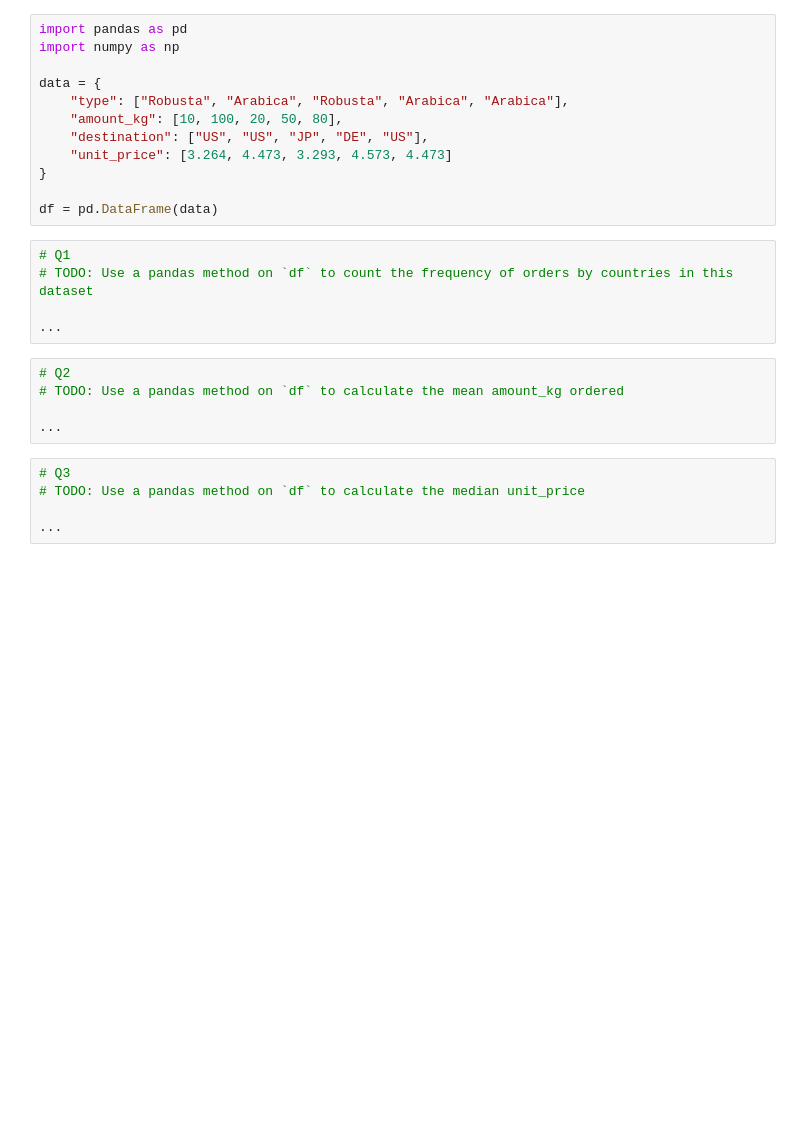
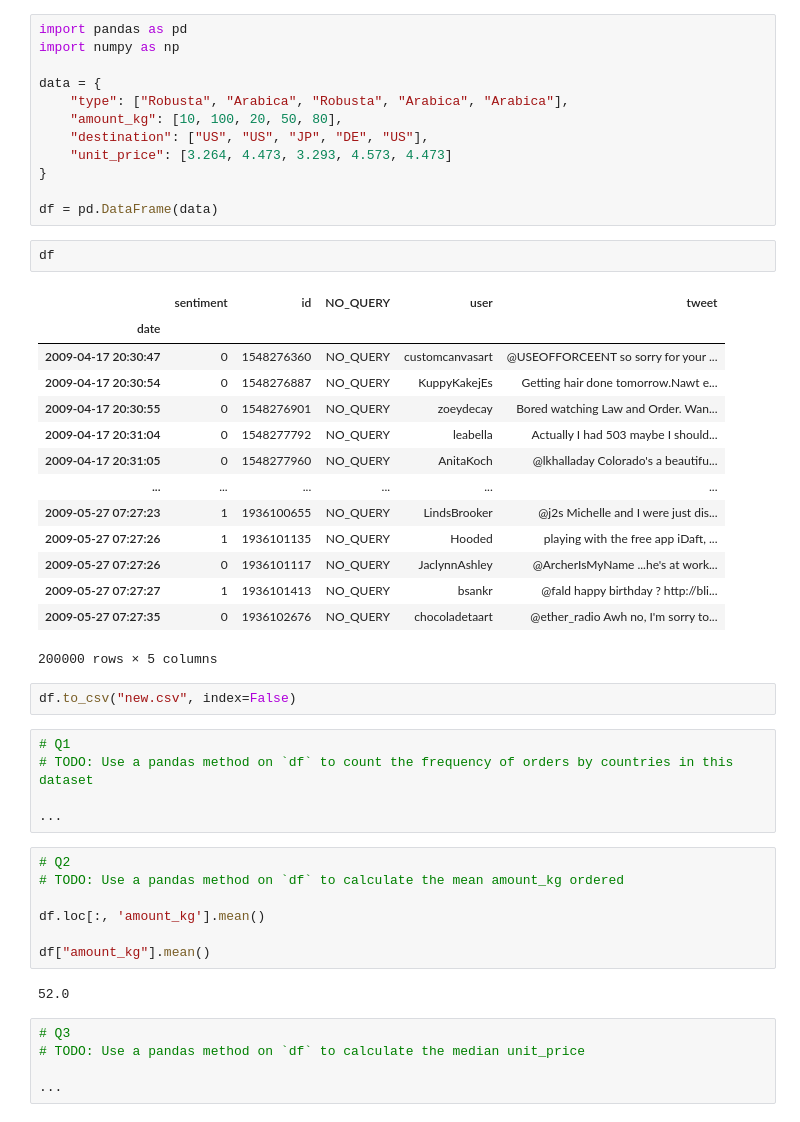
Before and after one commit to khadazhaia/challenges, a Jupyter notebook: pandas_basics/pandas_basics.ipynb, the cells around one changed output. Saved outputs shown, nothing was run; the diff lists cells and outputs as text; blank space fills up the shorter version.

```diff
--- a/pandas_basics/pandas_basics.ipynb
+++ b/pandas_basics/pandas_basics.ipynb
@@ -126,6 +137,25 @@ data = {
 }
 
 df = pd.DataFrame(data)
+# %%
+df
+# %% [output]
+|  | sentiment | id | NO_QUERY | user | tweet |
+| date |  |  |  |  |  |
+| 2009-04-17 20:30:47 | 0 | 1548276360 | NO_QUERY | customcanvasart | @USEOFFORCEENT so sorry for your ... |
+| 2009-04-17 20:30:54 | 0 | 1548276887 | NO_QUERY | KuppyKakejEs | Getting hair done tomorrow.Nawt e... |
+| 2009-04-17 20:30:55 | 0 | 1548276901 | NO_QUERY | zoeydecay | Bored watching Law and Order. Wan... |
+| 2009-04-17 20:31:04 | 0 | 1548277792 | NO_QUERY | leabella | Actually I had 503 maybe I should... |
+| 2009-04-17 20:31:05 | 0 | 1548277960 | NO_QUERY | AnitaKoch | @lkhalladay Colorado's a beautifu... |
+| ... | ... | ... | ... | ... | ... |
+| 2009-05-27 07:27:23 | 1 | 1936100655 | NO_QUERY | LindsBrooker | @j2s Michelle and I were just dis... |
+| 2009-05-27 07:27:26 | 1 | 1936101135 | NO_QUERY | Hooded | playing with the free app iDaft, ... |
+| 2009-05-27 07:27:26 | 0 | 1936101117 | NO_QUERY | JaclynnAshley | @ArcherIsMyName ...he's at work... |
+| 2009-05-27 07:27:27 | 1 | 1936101413 | NO_QUERY | bsankr | @fald happy birthday ? http://bli... |
+| 2009-05-27 07:27:35 | 0 | 1936102676 | NO_QUERY | chocoladetaart | @ether_radio Awh no, I'm sorry to... |
+200000 rows × 5 columns
+# %%
+df.to_csv("new.csv", index=False)
 # %%
 # Q1
 # TODO: Use a pandas method on `df` to count the frequency of orders by countries in this dataset
@@ -135,7 +165,11 @@ df = pd.DataFrame(data)
 # Q2
 # TODO: Use a pandas method on `df` to calculate the mean amount_kg ordered
 
-...
+df.loc[:, 'amount_kg'].mean()
+
+df["amount_kg"].mean()
+# %% [output]
+52.0
 # %%
 # Q3
 # TODO: Use a pandas method on `df` to calculate the median unit_price
```
Also changed, not shown: parts of 6 cells of this notebook, 2 other files.
